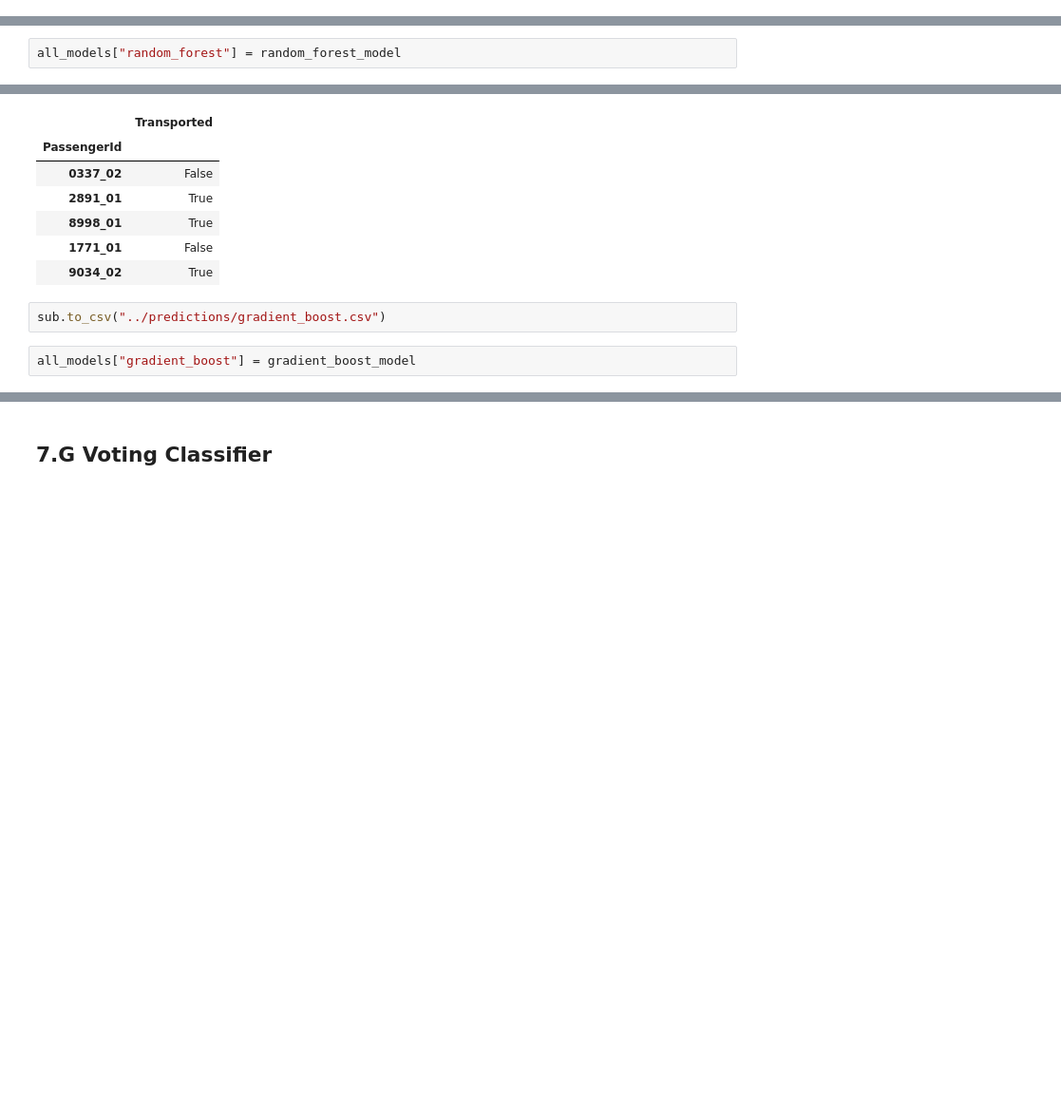
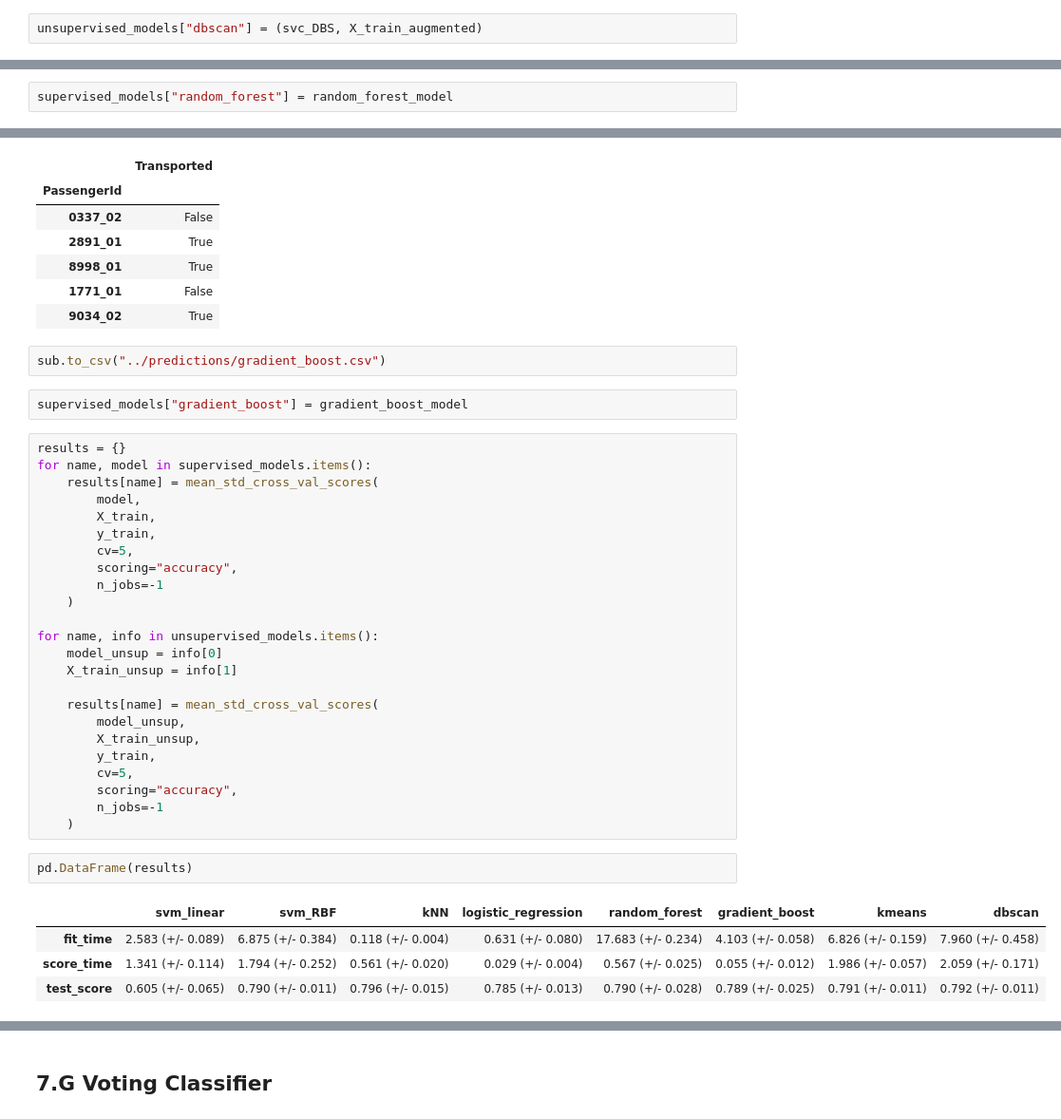
Before and after one commit to SearParsley/cs4320-spaceship-titanic-project, a Jupyter notebook: checkpoints/presentation.ipynb, the cells around one changed output, grey strips where cells are left out. Shown at 95% size. Drawn from its saved outputs; the diff is of its cells as text; blank space fills up the shorter version.

```diff
--- a/checkpoints/presentation.ipynb
+++ b/checkpoints/presentation.ipynb
@@ -864,6 +856,8 @@ sub.head() if VISUALIZING else None
 | 9034_02 | True |
 # %%
 sub.to_csv("../predictions/dbscan.csv")
+# %%
+unsupervised_models["dbscan"] = (svc_DBS, X_train_augmented)
 # %% [markdown]
 ## 7.E RandomForestClassifier
 # %%
@@ -925,7 +919,7 @@ sub.head() if VISUALIZING else None
 # %%
 sub.to_csv("../predictions/random_forest.csv")
 # %%
-all_models["random_forest"] = random_forest_model
+supervised_models["random_forest"] = random_forest_model
 # %% [markdown]
 ## 7.F GradientBoostingClassifier
 # %%
@@ -987,4 +981,35 @@ sub.head() if VISUALIZING else None
 # %%
 sub.to_csv("../predictions/gradient_boost.csv")
 # %%
-all_models["gradient_boost"] = gradient_boost_model
+supervised_models["gradient_boost"] = gradient_boost_model
+# %%
+results = {}
+for name, model in supervised_models.items():
+    results[name] = mean_std_cross_val_scores(
+        model,
+        X_train,
+        y_train,
+        cv=5,
+        scoring="accuracy",
+        n_jobs=-1
+    )
+
+for name, info in unsupervised_models.items():
+    model_unsup = info[0]
+    X_train_unsup = info[1]
+
+    results[name] = mean_std_cross_val_scores(
+        model_unsup,
+        X_train_unsup,
+        y_train,
+        cv=5,
+        scoring="accuracy",
+        n_jobs=-1
+    )
+# %%
+pd.DataFrame(results)
+# %% [output]
+|  | svm_linear | svm_RBF | kNN | logistic_regression | random_forest | gradient_boost | kmeans | dbscan |
+| fit_time | 2.583 (+/- 0.089) | 6.875 (+/- 0.384) | 0.118 (+/- 0.004) | 0.631 (+/- 0.080) | 17.683 (+/- 0.234) | 4.103 (+/- 0.058) | 6.826 (+/- 0.159) | 7.960 (+/- 0.458) |
+| score_time | 1.341 (+/- 0.114) | 1.794 (+/- 0.252) | 0.561 (+/- 0.020) | 0.029 (+/- 0.004) | 0.567 (+/- 0.025) | 0.055 (+/- 0.012) | 1.986 (+/- 0.057) | 2.059 (+/- 0.171) |
+| test_score | 0.605 (+/- 0.065) | 0.790 (+/- 0.011) | 0.796 (+/- 0.015) | 0.785 (+/- 0.013) | 0.790 (+/- 0.028) | 0.789 (+/- 0.025) | 0.791 (+/- 0.011) | 0.792 (+/- 0.011) |
```
Also changed, not shown: parts of 26 cells of this notebook, 1 other file.
